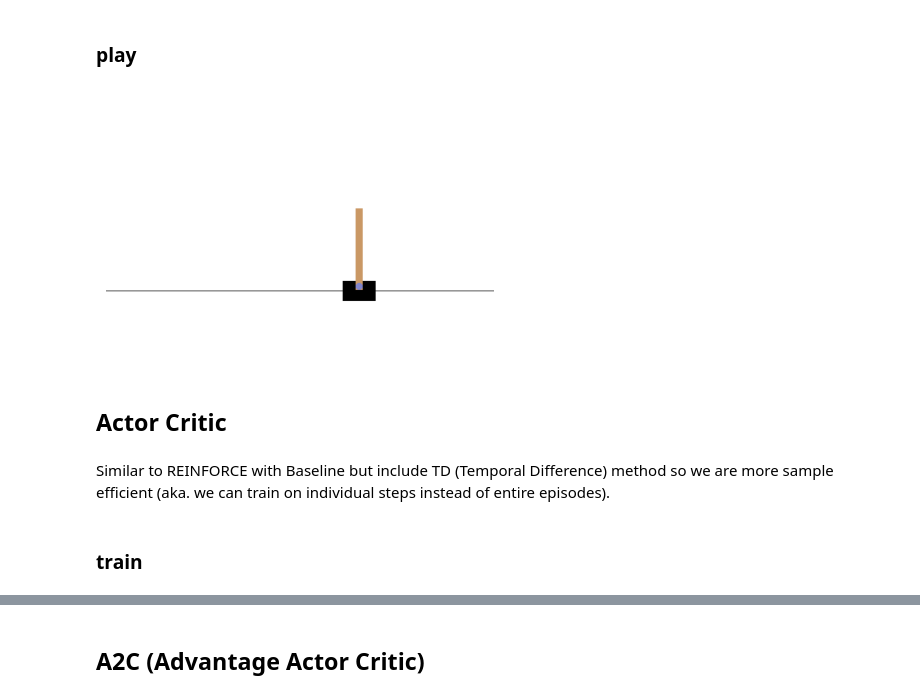
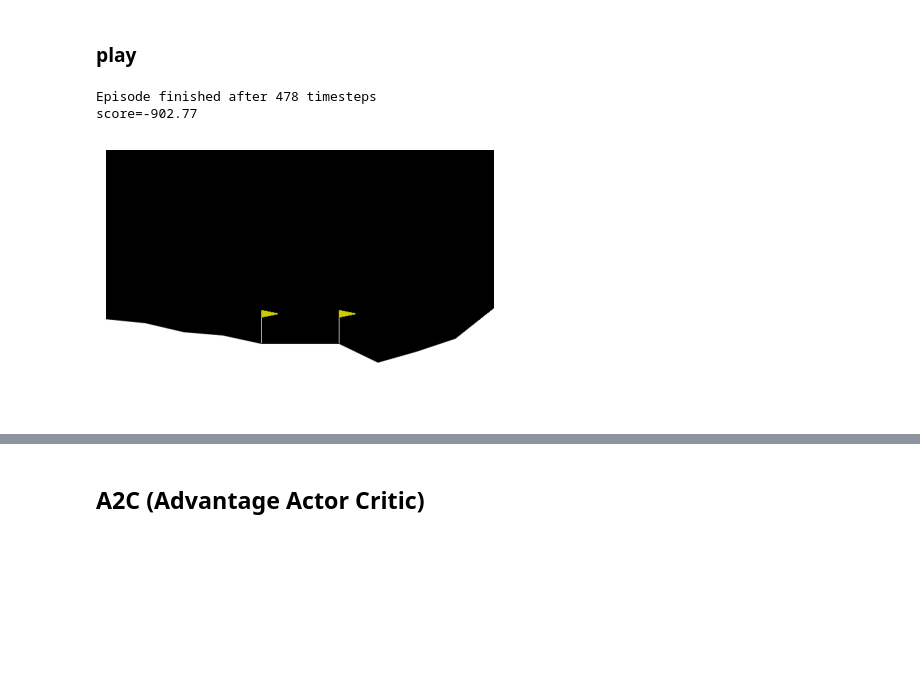
Before and after one commit to peluche/rl, a Jupyter notebook: gym.ipynb, the cells around one changed output, grey strips where cells are left out. Cells and saved outputs as stored; diff of their text form; code cells hidden in the pictures; blank space fills up the shorter version.

Commit message:
actor critic (behaves horribly broken)

```diff
--- a/gym.ipynb
+++ b/gym.ipynb
@@ -69,16 +72,19 @@ def show_play(env, policy, max_steps=MAX_STEPS):
     ax.axis('off')
     state, _ = env.reset()
     img = ax.imshow(env.render())
+    score = 0
     for t in range(max_steps):
         actions = policy(torch.tensor(state).float().to(device))
         action = actions.argmax()
-        state, _, done, _, _ = env.step(action.item())
+        state, reward, done, _, _ = env.step(action.item())
+        score += reward
         img.set_data(env.render())
         display.display(plt.gcf())
         display.clear_output(wait=True)
         if done:
             print("Episode finished after {} timesteps".format(t + 1))
             break
+    print(f'{score=:.2f}')
 # %%
 def discount_rewards(rewards, gamma):
     '''
@@ -97,7 +103,7 @@ def discount_rewards(rewards, gamma):
     for r in rewards[::-1]:
         reward = r + gamma * reward
         discounted_rewards.append(reward)
-    return torch.tensor(discounted_rewards[::-1]).to(device)
+    return torch.tensor(discounted_rewards[::-1], dtype=torch.float32).to(device)
 # %% [markdown]
 ## REINFORCE
 # %% [markdown]
@@ -305,5 +302,5 @@ Advantage = discounted_reward - predicted_value
 # %%
-class ReinforceBaselinePolicy(nn.Module):
+class ACActor(nn.Module):
     def __init__(self, n_in, n_out, n_hidden=N_HIDDEN):
         super().__init__()
         self.f = nn.Sequential(
@@ -316,7 +313,7 @@ class ReinforceBaselinePolicy(nn.Module):
     def forward(self, x):
         return self.f(x)
 
-class ReinforceBaselineValue(nn.Module):
+class ACCritic(nn.Module):
     def __init__(self, n_in, n_hidden=N_HIDDEN):
         super().__init__()
         self.f = nn.Sequential(
@@ -335,3 +327,8 @@ rb_validations = []
+# %%
+ac_actor = ACActor(n_in=IN, n_out=OUT).to(device)
+ac_critic = ACCritic(n_in=IN).to(device)
+ac_scores = []
+ac_validations = []
 # %% [markdown]
 ### train
 # %%
@@ -416,10 +407,8 @@ plot_score(rb_scores, rb_validations)
 # %% [markdown]
 ### play
 # %%
-show_play(env, rb_policy)
+show_play(env, ac_actor)
 # %% [output]
+Episode finished after 478 timesteps
+score=-902.77
-[figure, old version]
+[figure, new version]
-# %% [markdown]
-## Actor Critic
-# %% [markdown]
-Similar to REINFORCE with Baseline but include TD (Temporal Difference) method so we are more sample efficient (aka. we can train on individual steps instead of entire episodes).
@@ -455,2 +414,0 @@ ac_scores = []
-# %% [markdown]
-### train
```
Also changed, not shown: parts of 16 cells of this notebook, 1 other file.
